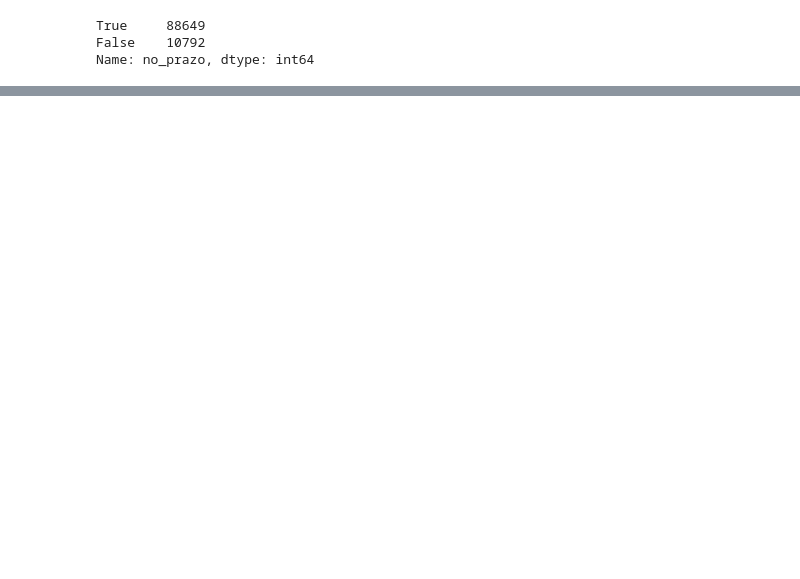
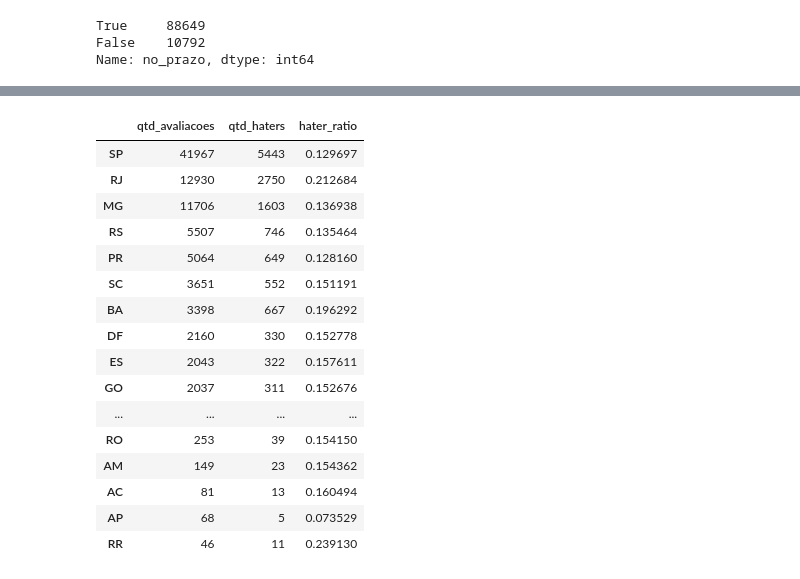
Before and after one commit to oliveiraruiz/Intro_Ciencia_Dados_2021, a Jupyter notebook: Olist.ipynb, the cells around one changed output, grey strips where cells are left out. Saved outputs shown, nothing was run; the diff lists cells and outputs as text; code cells hidden in the pictures; blank space fills up the shorter version.

```diff
--- a/Olist.ipynb
+++ b/Olist.ipynb
@@ -260,0 +720,3 @@ fig.show()
+# %%
+df_qtd_ava = df_avaliacoes.customer_state.value_counts().rename('qtd_avaliacoes')
+df_qtd_ava
@@ -260,0 +757,3 @@ fig.show()
+# %%
+df_qtd_haters = df_avaliacoes.query('review_score <= 2').customer_state.value_counts().rename('qtd_haters')
+df_qtd_haters
@@ -260,0 +778,3 @@ fig.show()
+# %%
+df_true_haters = pd.merge( df_qtd_ava, df_qtd_haters, left_index=True, right_index=True )
+df_true_haters
@@ -260,0 +799,21 @@ fig.show()
+# %%
+df_true_haters['hater_ratio'] = df_true_haters.qtd_haters / df_true_haters.qtd_avaliacoes
+df_true_haters
+# %% [output]
+|  | qtd_avaliacoes | qtd_haters | hater_ratio |
+| SP | 41967 | 5443 | 0.129697 |
+| RJ | 12930 | 2750 | 0.212684 |
+| MG | 11706 | 1603 | 0.136938 |
+| RS | 5507 | 746 | 0.135464 |
+| PR | 5064 | 649 | 0.128160 |
+| SC | 3651 | 552 | 0.151191 |
+| BA | 3398 | 667 | 0.196292 |
+| DF | 2160 | 330 | 0.152778 |
+| ES | 2043 | 322 | 0.157611 |
+| GO | 2037 | 311 | 0.152676 |
+| ... | ... | ... | ... |
+| RO | 253 | 39 | 0.154150 |
+| AM | 149 | 23 | 0.154362 |
+| AC | 81 | 13 | 0.160494 |
+| AP | 68 | 5 | 0.073529 |
+| RR | 46 | 11 | 0.239130 |
```
Also changed, not shown: parts of 60 cells of this notebook.
